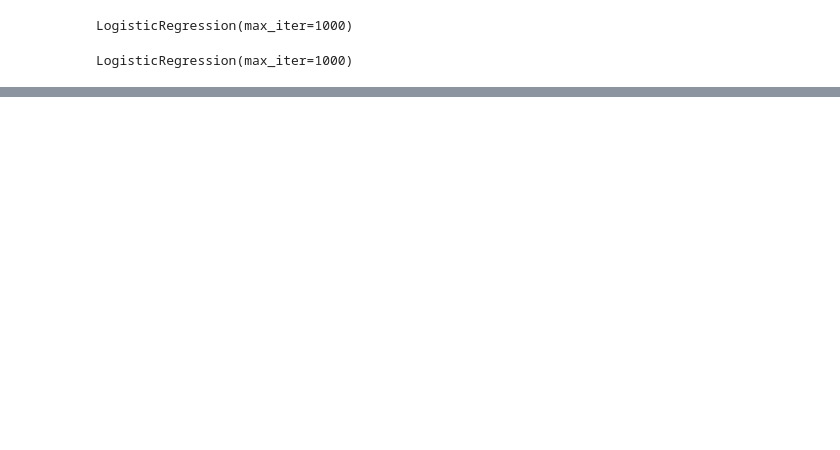
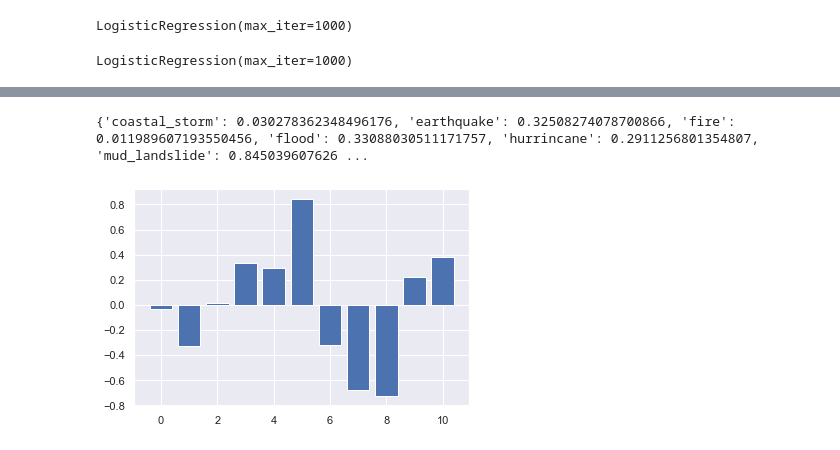
Before and after one commit to spicuzzi2010/Natural-Disaster-Analysis, a Jupyter notebook: ml/cost_logistic_regression.ipynb, the cells around one changed output, grey strips where cells are left out. Drawn from its saved outputs; the diff is of its cells as text; code cells hidden in the pictures; blank space fills up the shorter version.

Commit message:
restructured ml file, added images for website

```diff
--- a/ml/cost_logistic_regression.ipynb
+++ b/ml/cost_logistic_regression.ipynb
@@ -75,0 +145,20 @@ pd.DataFrame({"Prediction": predictions, "Actual": y_test}).reset_index(drop=Tru
+# %%
+# define the model
+logistic_regression_model = LogisticRegression()
+# fit the model
+logistic_regression_model.fit(X, y)
+
+importance = {}
+# summarize featuremportance
+for i,v in enumerate(logistic_regression_model.coef_[0]):
+    importance[features[i]] = abs(v)
+    #print('Feature: %0d, Score: %.5f' % (i,v))
+print(importance)
+# %% [output]
+{'coastal_storm': 0.030278362348496176, 'earthquake': 0.32508274078700866, 'fire': 0.011989607193550456, 'flood': 0.33088030511171757, 'hurrincane': 0.2911256801354807, 'mud_landslide': 0.845039607626 ...
+# %%
+plt.bar([x for x in range(len(logistic_regression_model.coef_[0]))], logistic_regression_model.coef_[0])
+plt.savefig('images\logistic_regression_model.png')
+plt.show()
+# %% [output]
+[figure, added]
```
Also changed, not shown: parts of 22 cells of this notebook, 11 other files.
